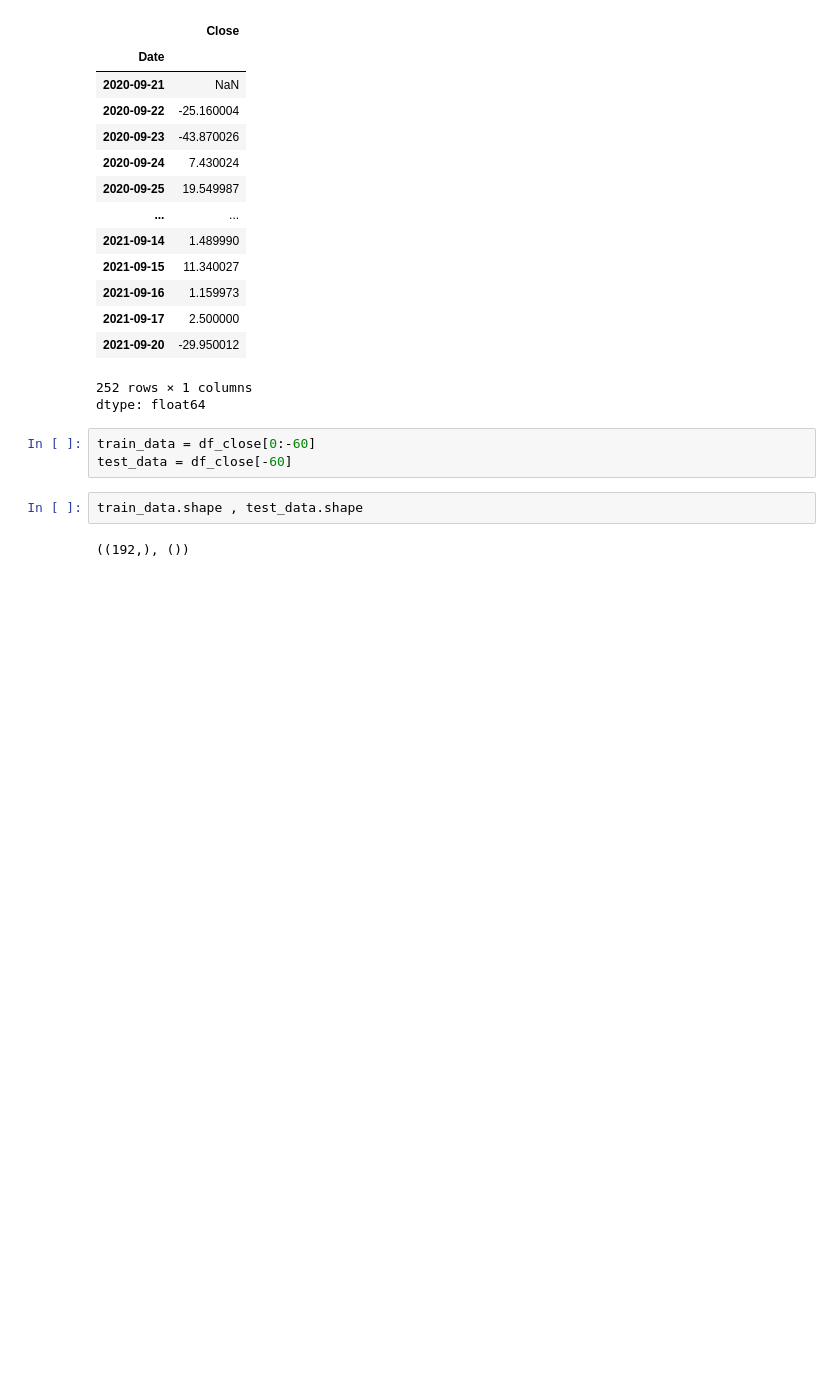
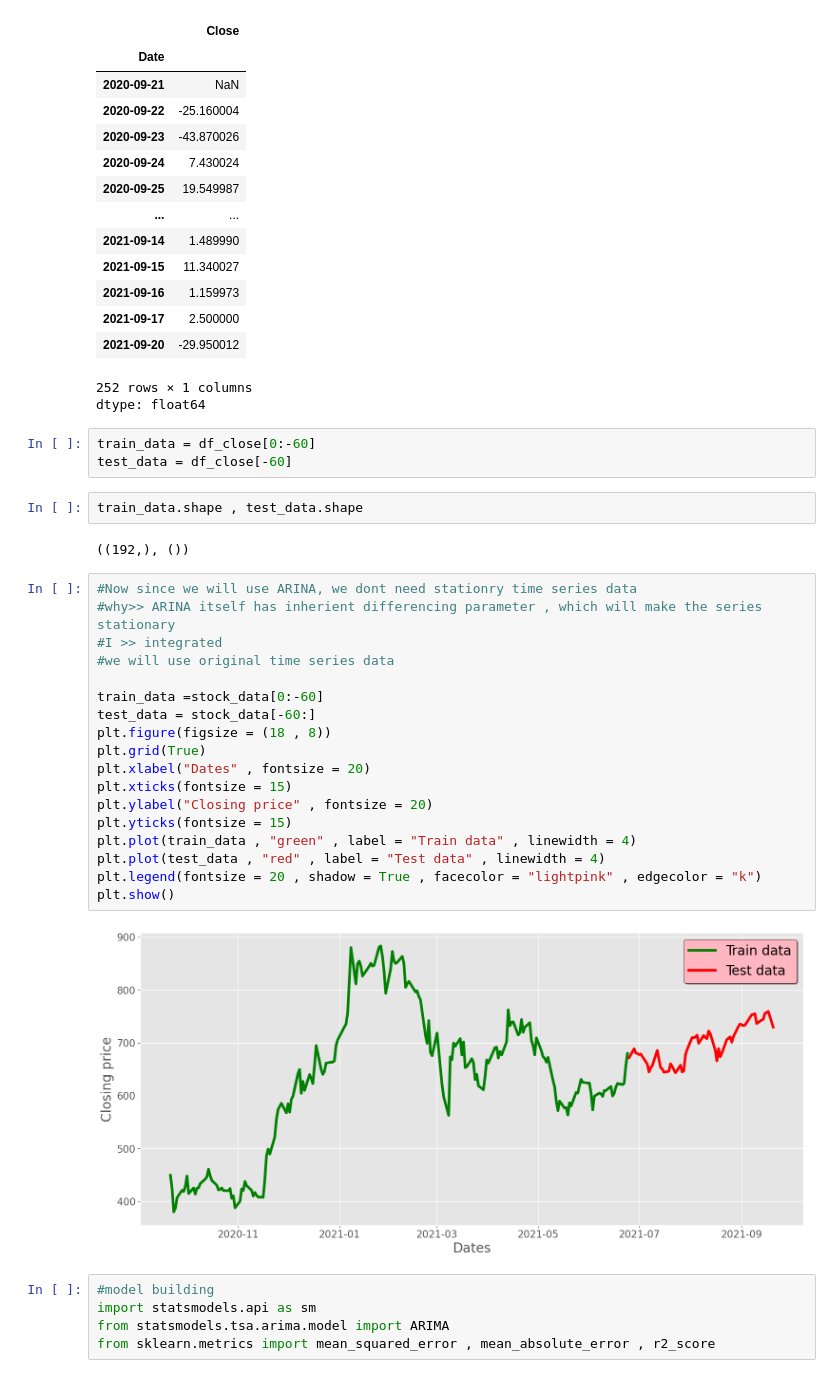
Before and after one commit to kalki81000/File-Handling, a Jupyter notebook: Untitled62.ipynb, the cells around one changed output. Drawn from its saved outputs; the diff is of its cells as text; blank space fills up the shorter version.

```diff
--- a/Untitled62.ipynb
+++ b/Untitled62.ipynb
@@ -592,3 +523,28 @@ test_data = df_close[-60]
 train_data.shape , test_data.shape
 # %% [output]
 ((192,), ())
+# %%
+#Now since we will use ARINA, we dont need stationry time series data
+#why>> ARINA itself has inherient differencing parameter , which will make the series stationary
+#I >> integrated
+#we will use original time series data
+
+train_data =stock_data[0:-60]
+test_data = stock_data[-60:]
+plt.figure(figsize = (18 , 8))
+plt.grid(True)
+plt.xlabel("Dates" , fontsize = 20)
+plt.xticks(fontsize = 15)
+plt.ylabel("Closing price" , fontsize = 20)
+plt.yticks(fontsize = 15)
+plt.plot(train_data , "green" , label = "Train data" , linewidth = 4)
+plt.plot(test_data , "red" , label = "Test data" , linewidth = 4)
+plt.legend(fontsize = 20 , shadow = True , facecolor = "lightpink" , edgecolor = "k")
+plt.show()
+# %% [output]
+[figure, added]
+# %%
+#model building
+import statsmodels.api as sm
+from statsmodels.tsa.arima.model import ARIMA
+from sklearn.metrics import mean_squared_error , mean_absolute_error , r2_score
```
Also changed, not shown: parts of 24 cells of this notebook.
